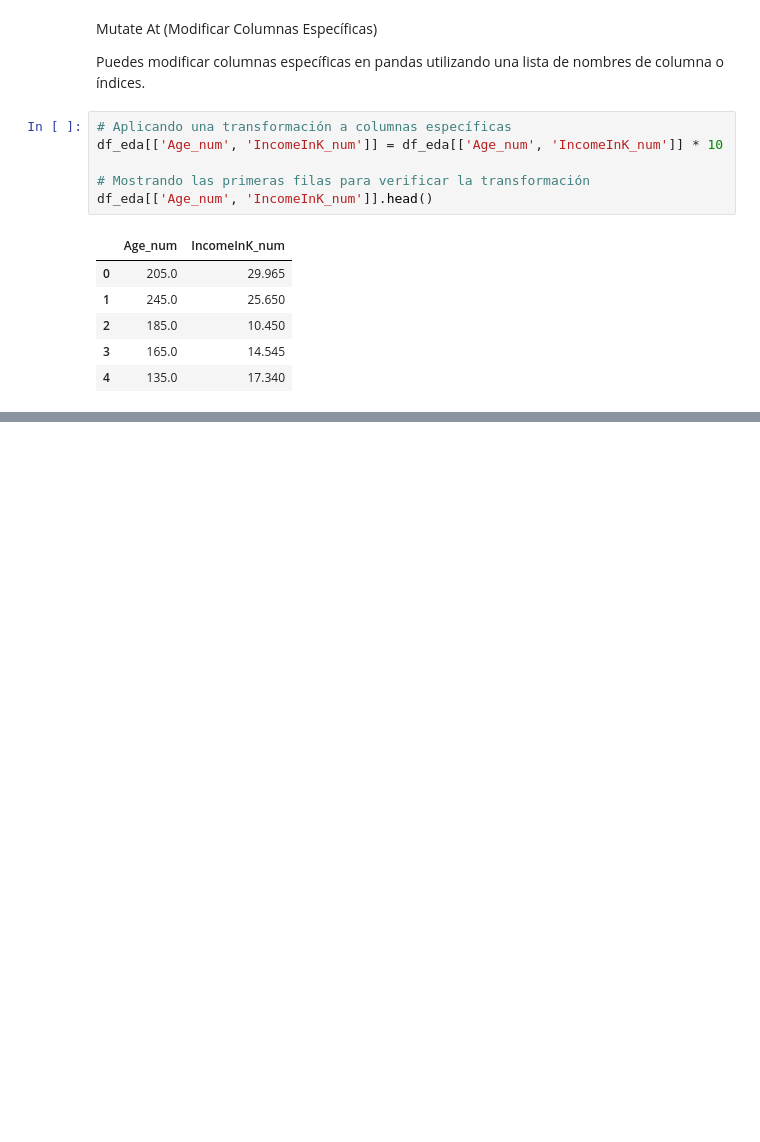
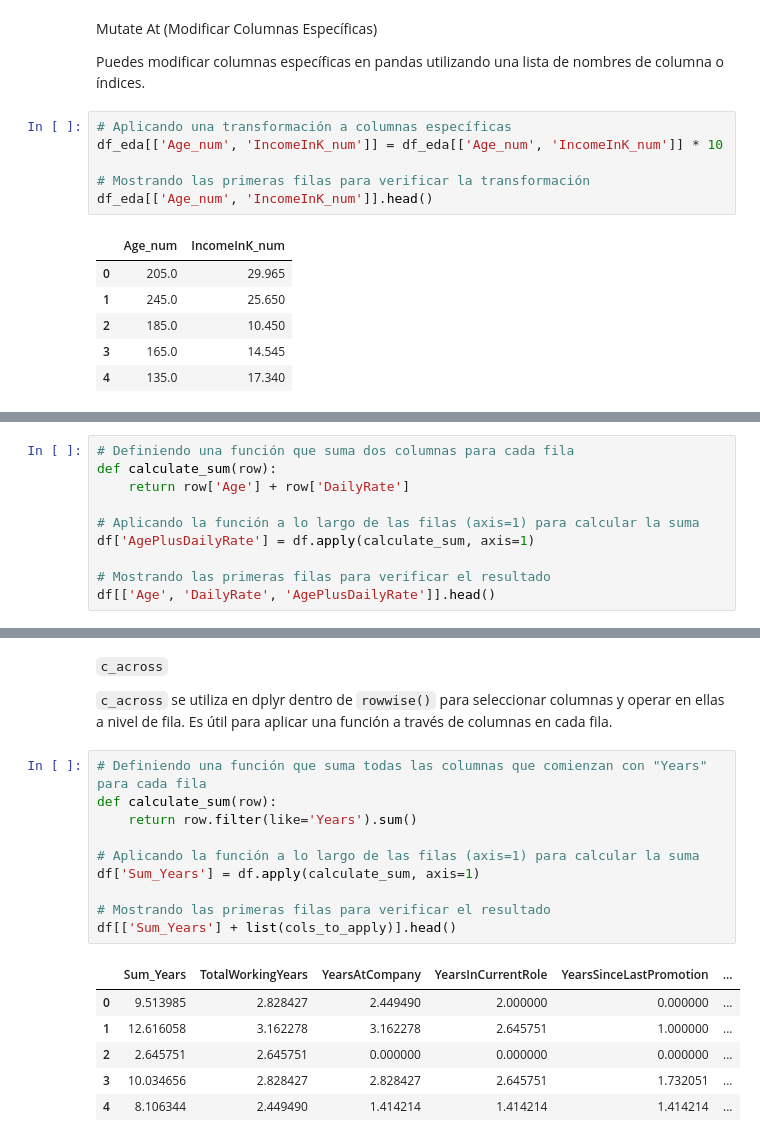
Before and after one commit to miguel-conde/explo_py, a Jupyter notebook: PYTHON/notebooks/TABLAS/explo_pandas.ipynb, the cells around one changed output, grey strips where cells are left out. Drawn from its saved outputs; the diff is of its cells as text; blank space fills up the shorter version.

```diff
--- a/PYTHON/notebooks/TABLAS/explo_pandas.ipynb
+++ b/PYTHON/notebooks/TABLAS/explo_pandas.ipynb
@@ -370,0 +534,10 @@ rowwise
+# %%
+# Definiendo una función que suma dos columnas para cada fila
+def calculate_sum(row):
+    return row['Age'] + row['DailyRate']
+
+# Aplicando la función a lo largo de las filas (axis=1) para calcular la suma
+df['AgePlusDailyRate'] = df.apply(calculate_sum, axis=1)
+
+# Mostrando las primeras filas para verificar el resultado
+df[['Age', 'DailyRate', 'AgePlusDailyRate']].head()
@@ -370,0 +551,21 @@ rowwise
+# %% [markdown]
+`c_across`
+
+`c_across` se utiliza en dplyr dentro de `rowwise()` para seleccionar columnas y operar en ellas a nivel de fila. Es útil para aplicar una función a través de columnas en cada fila.
+# %%
+# Definiendo una función que suma todas las columnas que comienzan con "Years" para cada fila
+def calculate_sum(row):
+    return row.filter(like='Years').sum()
+
+# Aplicando la función a lo largo de las filas (axis=1) para calcular la suma
+df['Sum_Years'] = df.apply(calculate_sum, axis=1)
+
+# Mostrando las primeras filas para verificar el resultado
+df[['Sum_Years'] + list(cols_to_apply)].head()
+# %% [output]
+|  | Sum_Years | TotalWorkingYears | YearsAtCompany | YearsInCurrentRole | YearsSinceLastPromotion | ... |
+| 0 | 9.513985 | 2.828427 | 2.449490 | 2.000000 | 0.000000 | ... |
+| 1 | 12.616058 | 3.162278 | 3.162278 | 2.645751 | 1.000000 | ... |
+| 2 | 2.645751 | 2.645751 | 0.000000 | 0.000000 | 0.000000 | ... |
+| 3 | 10.034656 | 2.828427 | 2.828427 | 2.645751 | 1.732051 | ... |
+| 4 | 8.106344 | 2.449490 | 1.414214 | 1.414214 | 1.414214 | ... |
```
Also changed, not shown: parts of 53 cells of this notebook.
